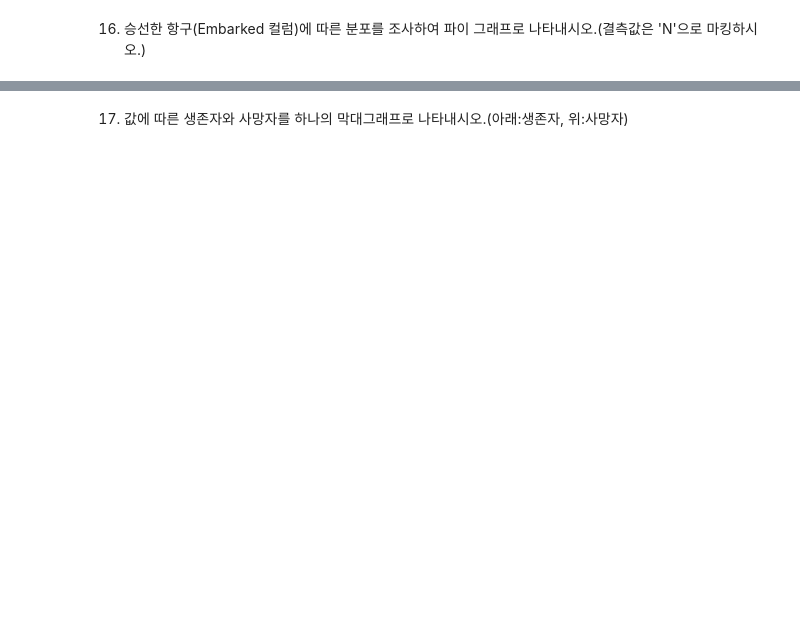
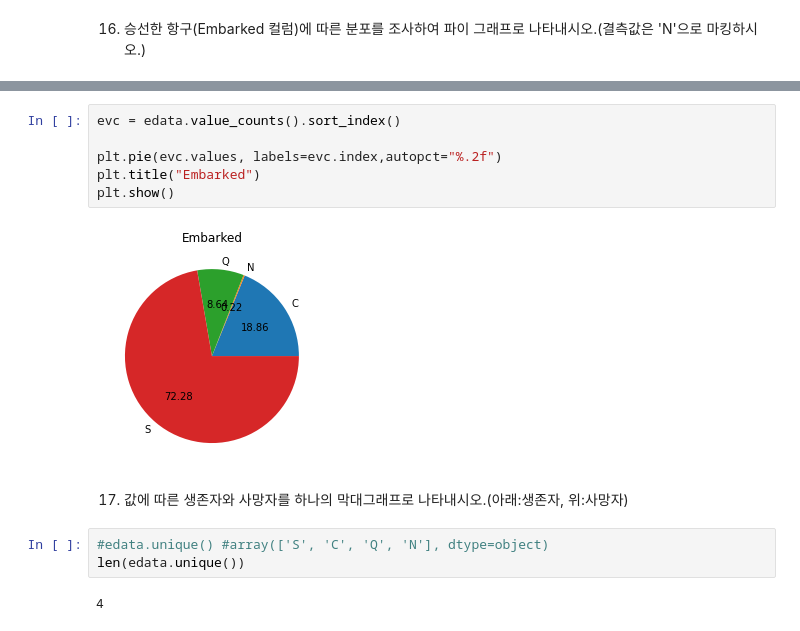
Before and after one commit to shhh-33/Python, a Jupyter notebook: 통계분석시각화_응용.ipynb, the cells around one changed output, grey strips where cells are left out. Saved outputs shown, nothing was run; the diff lists cells and outputs as text; blank space fills up the shorter version.

```diff
--- a/통계분석시각화_응용.ipynb
+++ b/통계분석시각화_응용.ipynb
@@ -349,2 +397,15 @@ plt.show()
+# %%
+evc = edata.value_counts().sort_index()
+
+plt.pie(evc.values, labels=evc.index,autopct="%.2f")
+plt.title("Embarked")
+plt.show()
+# %% [output]
+[figure, added]
 # %% [markdown]
 17. 값에 따른 생존자와 사망자를 하나의 막대그래프로 나타내시오.(아래:생존자, 위:사망자)
+# %%
+#edata.unique() #array(['S', 'C', 'Q', 'N'], dtype=object)
+len(edata.unique())
+# %% [output]
+4
```
Also changed, not shown: parts of 11 cells of this notebook.
